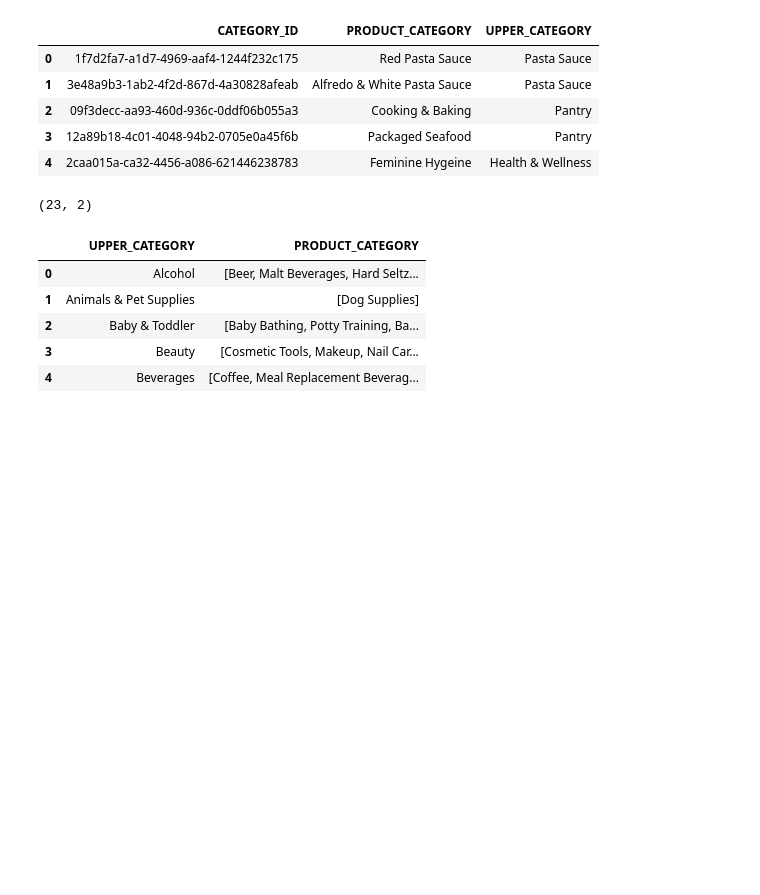
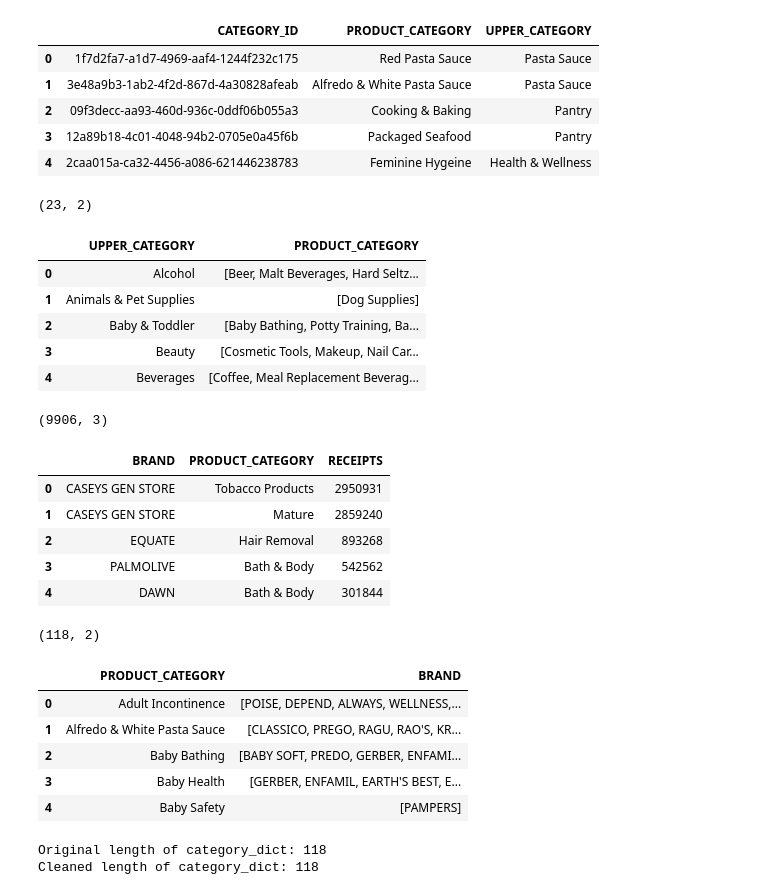
Before and after one commit to hjiangAnthony/retailer_nlp_challenger, a Jupyter notebook: 04-Search Processing.ipynb, the cells around one changed output. Cells and saved outputs as stored; diff of their text form; code cells hidden in the pictures; blank space fills up the shorter version.

```diff
--- a/04-Search Processing.ipynb
+++ b/04-Search Processing.ipynb
@@ -490,3 +534,51 @@ display(grouped_df.head())
 | 2 | Baby & Toddler | [Baby Bathing, Potty Training, Ba... |
 | 3 | Beauty | [Cosmetic Tools, Makeup, Nail Car... |
 | 4 | Beverages | [Coffee, Meal Replacement Beverag... |
+# %%
+df_brand_to_category = pd.read_csv('brand_category.csv')
+df2 = df_brand_to_category
+print(df2.shape)
+# display(df2.head())
+
+# rename "IS_CHILD_CATEGORY_TO" to "UPPER_CATEGORY"
+df2.rename(columns={'BRAND_BELONGS_TO_CATEGORY': 'PRODUCT_CATEGORY'}, inplace=True)
+display(df2.head())
+
+# group by UPPER_CATEGORY and get DISTINCT PRODUCT_CATEGORY
+grouped_df = df2.groupby('PRODUCT_CATEGORY')['BRAND'].unique().reset_index()
+print(grouped_df.shape)
+display(grouped_df.head())
+# %% [output]
+(9906, 3)
+|  | BRAND | PRODUCT_CATEGORY | RECEIPTS |
+| 0 | CASEYS GEN STORE | Tobacco Products | 2950931 |
+| 1 | CASEYS GEN STORE | Mature | 2859240 |
+| 2 | EQUATE | Hair Removal | 893268 |
+| 3 | PALMOLIVE | Bath & Body | 542562 |
+| 4 | DAWN | Bath & Body | 301844 |
+(118, 2)
+|  | PRODUCT_CATEGORY | BRAND |
+| 0 | Adult Incontinence | [POISE, DEPEND, ALWAYS, WELLNESS,... |
+| 1 | Alfredo & White Pasta Sauce | [CLASSICO, PREGO, RAGU, RAO'S, KR... |
+| 2 | Baby Bathing | [BABY SOFT, PREDO, GERBER, ENFAMI... |
+| 3 | Baby Health | [GERBER, ENFAMIL, EARTH'S BEST, E... |
+| 4 | Baby Safety | [PAMPERS] |
+# %%
+# generate a dictionary of UPPER_CATEGORY (key) and PRODUCT_CATEGORY (value)'
+category_dict = {row['PRODUCT_CATEGORY']: row['BRAND'].tolist() for index, row in grouped_df.iterrows()}
+
+# change all keys in category_dict to upper case
+category_dict = {k.upper(): v for k, v in category_dict.items()}
+
+# clear all non-str values for all keys, values in category_dict
+print(f'Original length of category_dict: {len(category_dict)}')
+category_dict_cleaned = {k: [i for i in v if isinstance(i, str)] for k, v in category_dict.items()}
+print(f'Cleaned length of category_dict: {len(category_dict_cleaned)}')
+
+# write to json
+import json
+with open('brand_belong_category_dict.json', 'w') as fp:
+    json.dump(category_dict_cleaned, fp)
+# %% [output]
+Original length of category_dict: 118
+Cleaned length of category_dict: 118
```
Also changed, not shown: parts of 32 cells of this notebook, 3 other files.
